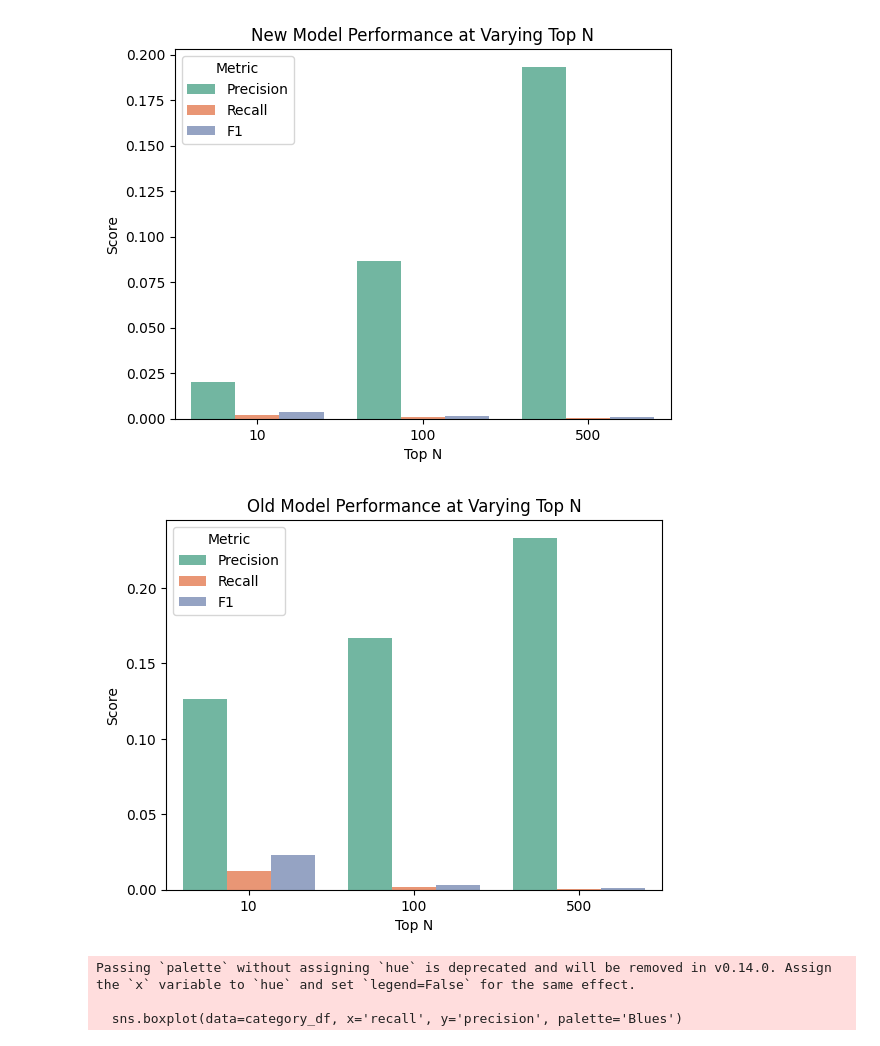
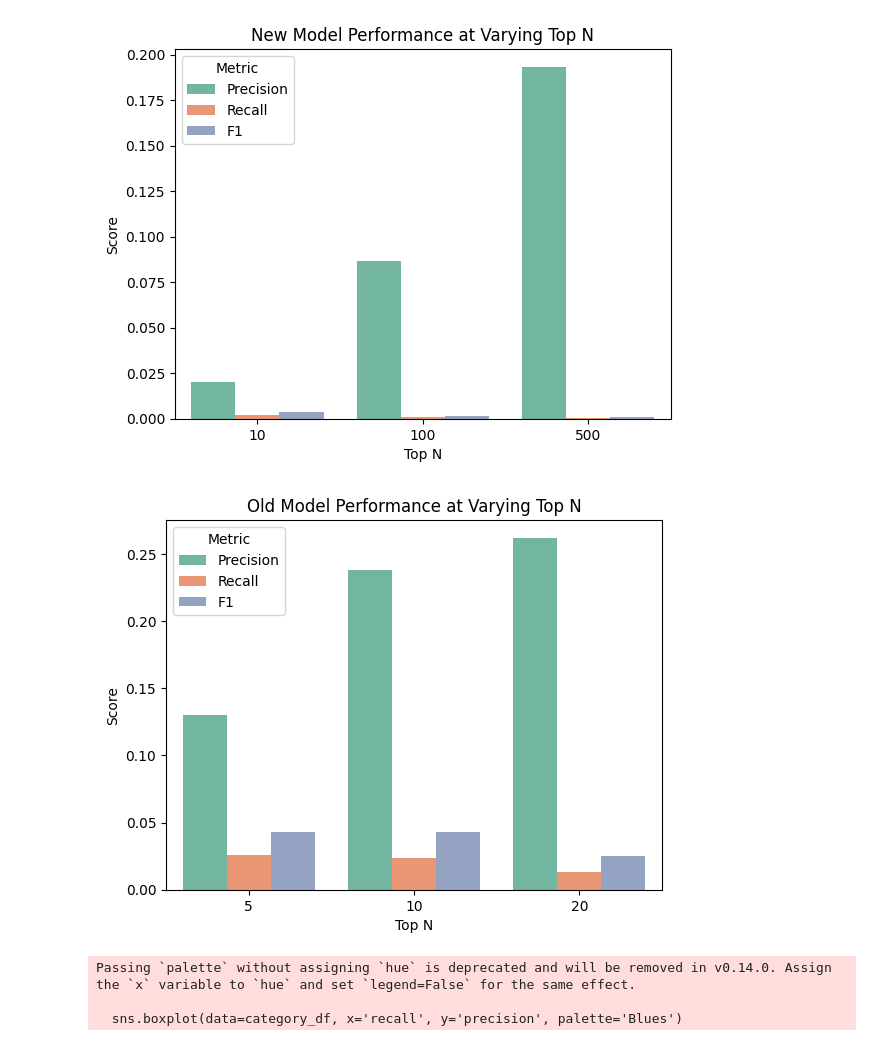
Before and after one commit to sofiecook/4200final, a Jupyter notebook: final.ipynb, the cells around one changed output. Saved outputs shown, nothing was run; the diff lists cells and outputs as text; code cells hidden in the pictures.

```diff
--- a/final.ipynb
+++ b/final.ipynb
@@ -507,25 +512,25 @@ plt.show()
 # %% [output]
 [figure]
 # %%
-top_n_values_old = [10, 100, 500]
+top_n_values_old = [5, 10, 20]
 scores_old = {'Top N': [], 'Precision': [], 'Recall': [], 'F1': []}
 
 for top_n in top_n_values_old:
-    precision_old, recall_old, f1_old = evaluate_model_old(annotated_queries, top_n=top_n)
+    precision_old, recall_old, f1_old = evaluate_model_old(annotated_queries_new, top_n=top_n)
     scores_old['Top N'].append(top_n)
     scores_old['Precision'].append(precision_old)
     scores_old['Recall'].append(recall_old)
     scores_old['F1'].append(f1_old)
 
 scores_df_old = pd.DataFrame(scores_old)
 
 sns.barplot(data=scores_df_old.melt(id_vars=['Top N'], var_name='Metric'), x='Top N', y='value', hue='Metric', palette='Set2')
 plt.title("Old Model Performance at Varying Top N")
 plt.xlabel("Top N")
 plt.ylabel("Score")
 plt.show()
 # %% [output]
-[figure, old version]
+[figure, new version]
 # %%
 # Compute precision, recall, and F1 score for each query category
 category_scores = []
```
Also changed, not shown: parts of 7 cells of this notebook.
